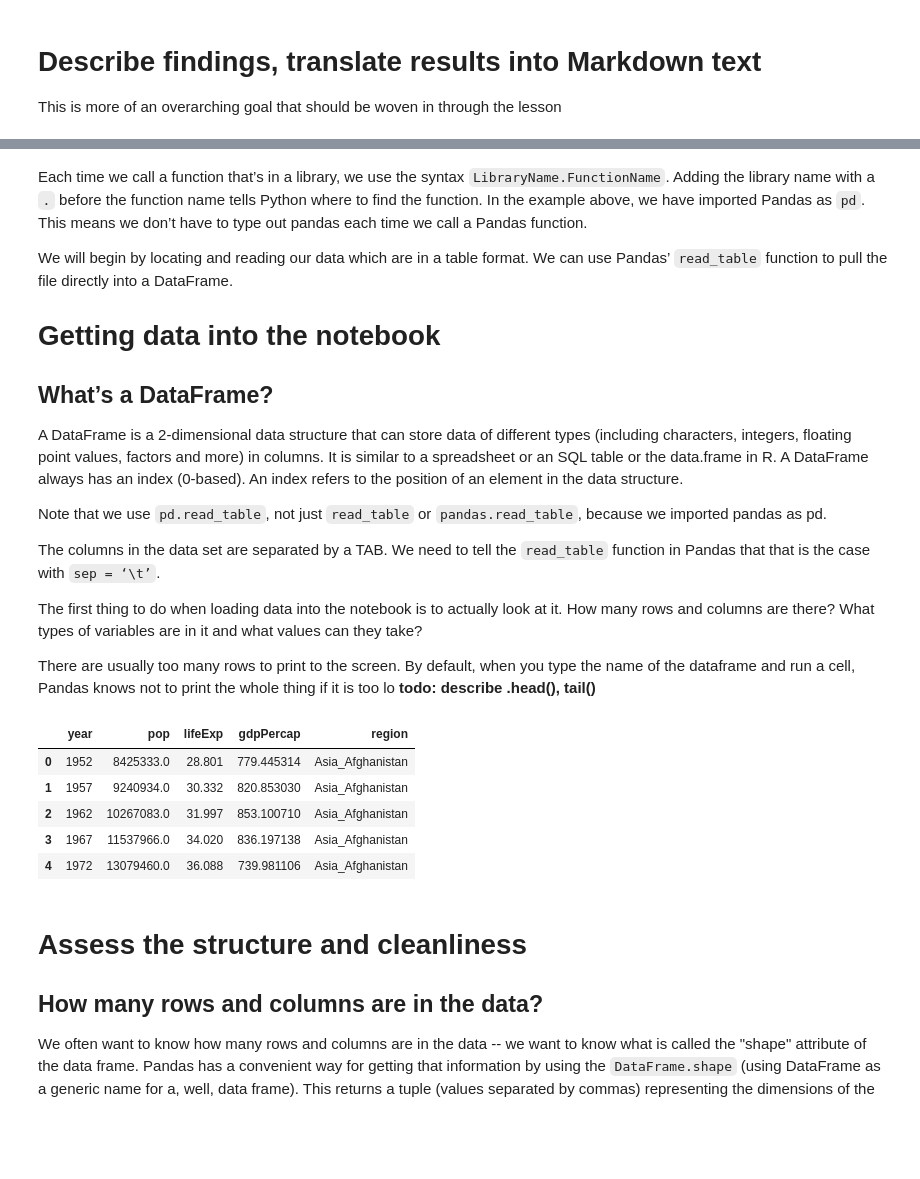
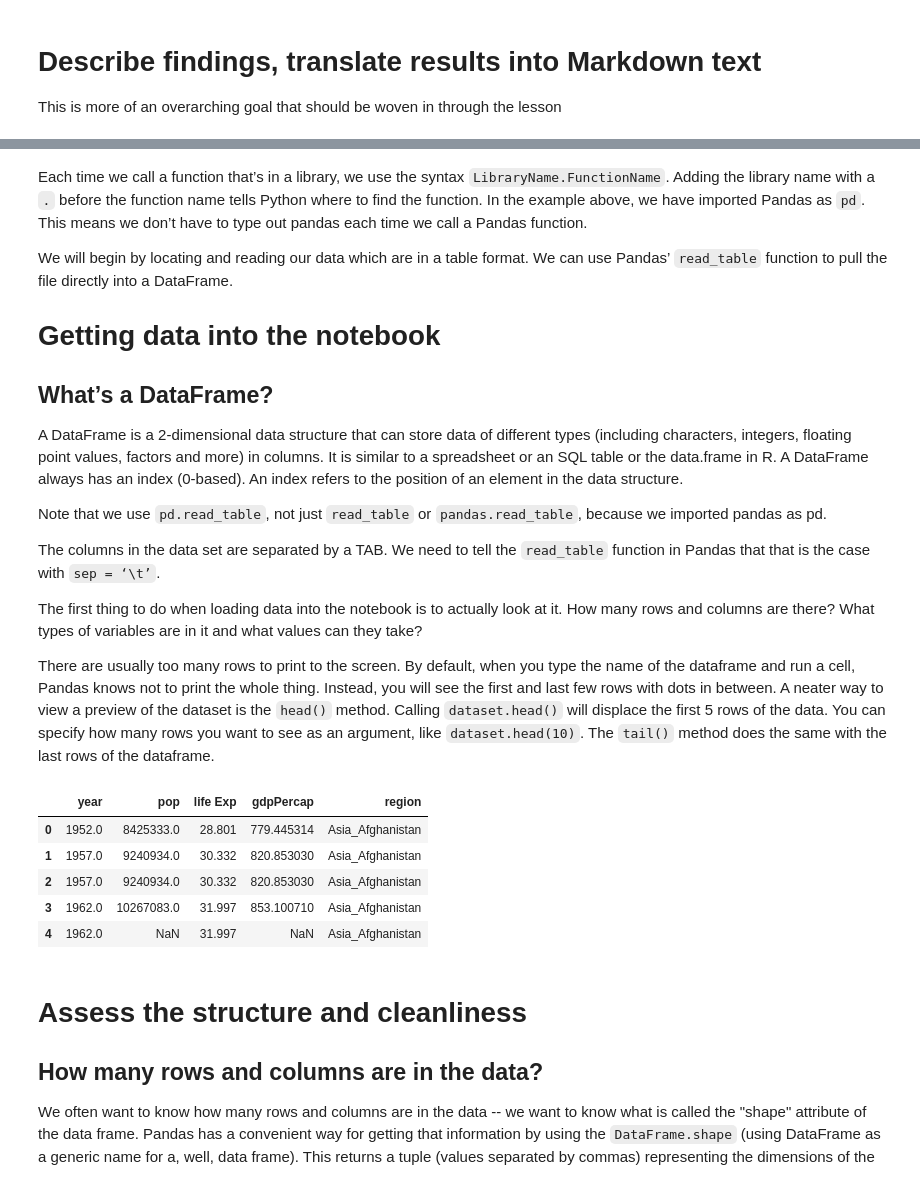
Before and after one commit to Reproducible-Science-Curriculum/data-exploration-RR-Jupyter, a Jupyter notebook: Data exploration.ipynb, the cells around one changed output, grey strips where cells are left out. Drawn from its saved outputs; the diff is of its cells as text; code cells hidden in the pictures; blank space fills up the shorter version.

Commit message:
Start fixing todos and writing narrative for data prep section

```diff
--- a/Data exploration.ipynb
+++ b/Data exploration.ipynb
@@ -39,19 +41,18 @@ The columns in the data set are separated by a TAB. We need to tell the `read_ta
 
 The first thing to do when loading data into the notebook is to actually look at it.  How many rows and columns are there?  What types of variables are in it and what values can they take?
 
-There are usually too many rows to print to the screen.  By default, when you type the name of the dataframe and run a cell, Pandas knows not to print the whole thing if it is too lo
-**todo: describe .head(), tail()**
+There are usually too many rows to print to the screen.  By default, when you type the name of the dataframe and run a cell, Pandas knows not to print the whole thing.  Instead, you will see the first and last few rows with dots in between.  A neater way to view a preview of the dataset is the `head()` method.  Calling `dataset.head()` will displace the first 5 rows of the data.  You can specify how many rows you want to see as an argument, like `dataset.head(10)`.  The `tail()` method does the same with the last rows of the dataframe.
 # %%
-url = "https://raw.githubusercontent.com/STAT545-UBC/STAT545-UBC.github.io/master/gapminderDataFiveYear_dirty.txt"
+url = "https://raw.githubusercontent.com/Reproducible-Science-Curriculum/data-exploration-RR-Jupyter/master/gapminderDataFiveYear_dirty.txt"
 gapminder = pd.read_table(url, sep = "\t")
 gapminder.head()
 # %% [output]
-|  | year | pop | lifeExp | gdpPercap | region |
-| 0 | 1952 | 8425333.0 | 28.801 | 779.445314 | Asia_Afghanistan |
-| 1 | 1957 | 9240934.0 | 30.332 | 820.853030 | Asia_Afghanistan |
-| 2 | 1962 | 10267083.0 | 31.997 | 853.100710 | Asia_Afghanistan |
-| 3 | 1967 | 11537966.0 | 34.020 | 836.197138 | Asia_Afghanistan |
-| 4 | 1972 | 13079460.0 | 36.088 | 739.981106 | Asia_Afghanistan |
+|  | year | pop | life Exp | gdpPercap | region |
+| 0 | 1952.0 | 8425333.0 | 28.801 | 779.445314 | Asia_Afghanistan |
+| 1 | 1957.0 | 9240934.0 | 30.332 | 820.853030 | Asia_Afghanistan |
+| 2 | 1957.0 | 9240934.0 | 30.332 | 820.853030 | Asia_Afghanistan |
+| 3 | 1962.0 | 10267083.0 | 31.997 | 853.100710 | Asia_Afghanistan |
+| 4 | 1962.0 | NaN | 31.997 | NaN | Asia_Afghanistan |
 # %% [markdown]
 # Assess the structure and cleanliness
 
```
Also changed, not shown: parts of 22 cells of this notebook.
